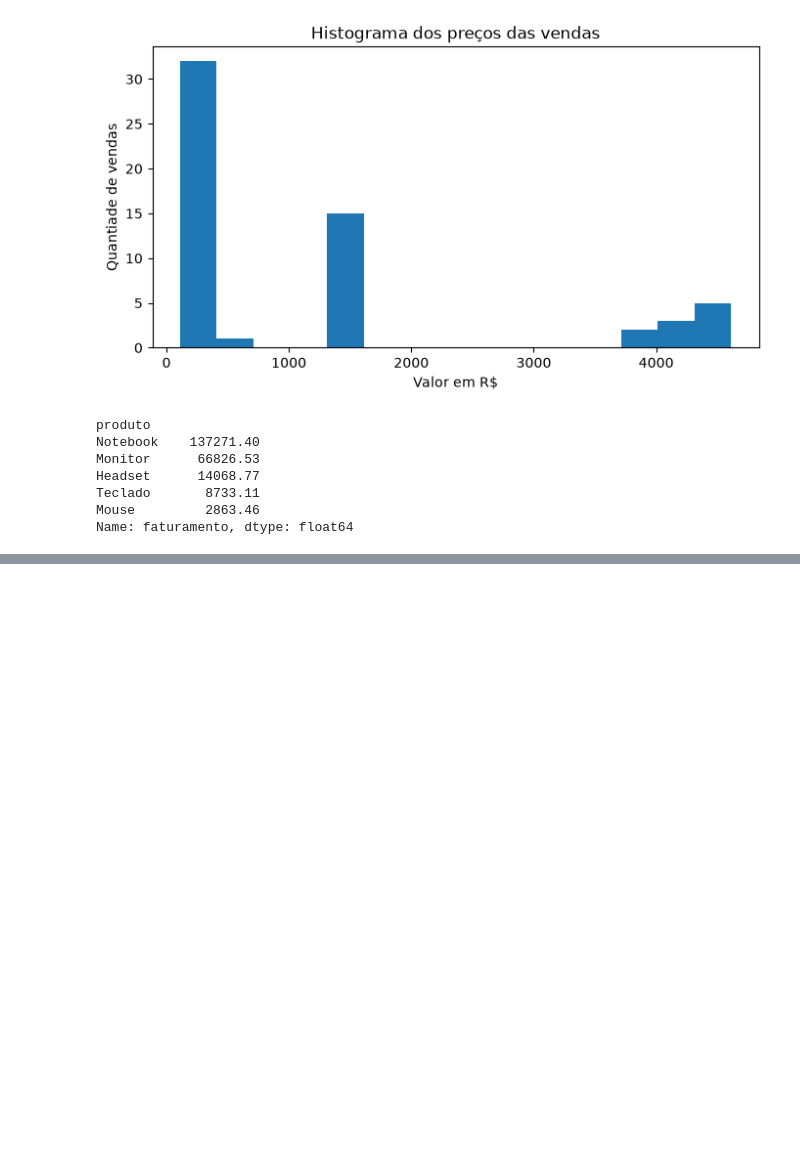
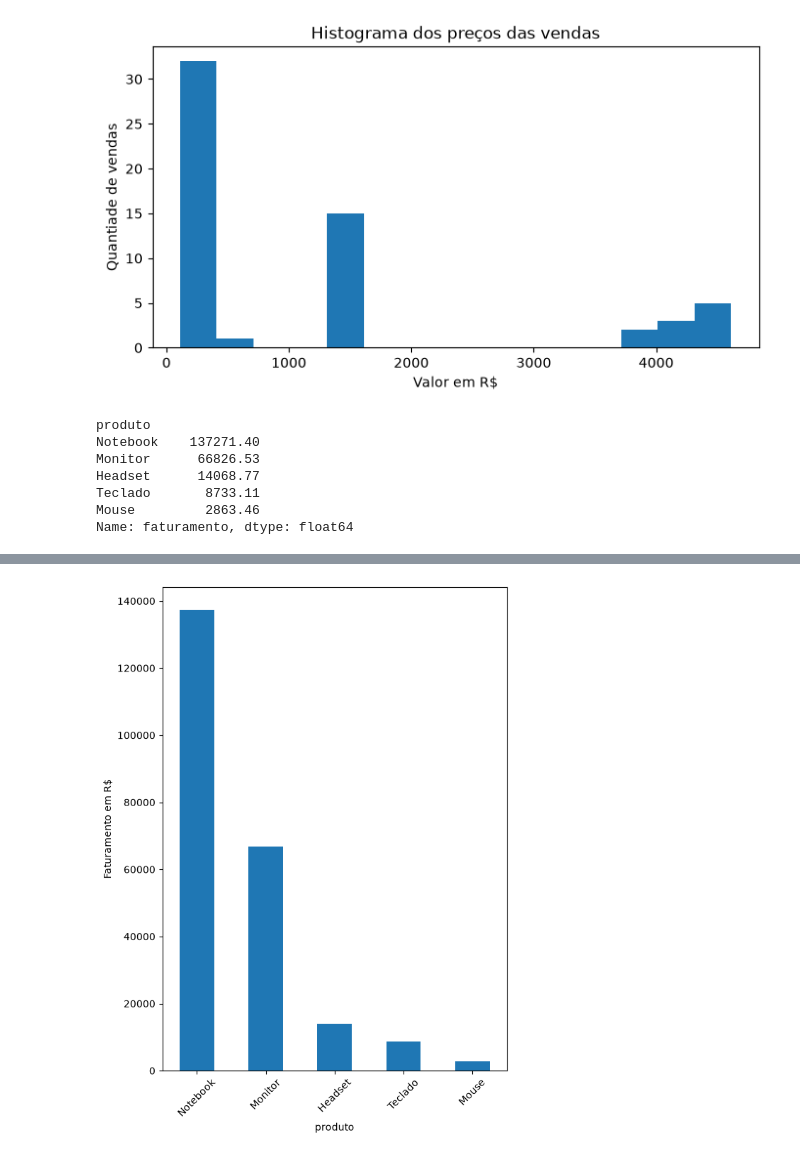
Before and after one commit to BenvenutiMateus/minicurso_pandas, a Jupyter notebook: aula0.ipynb, the cells around one changed output, grey strips where cells are left out. Drawn from its saved outputs; the diff is of its cells as text; code cells hidden in the pictures; blank space fills up the shorter version.

```diff
--- a/aula0.ipynb
+++ b/aula0.ipynb
@@ -524,0 +547,9 @@ plt.savefig("Faturamento_por_produto.jpg")
+# %%
+plt.figure(figsize=(6,8))
+faturamento_por_produto.plot(kind='bar') # Plota uma series do pandas como gráfico de barras
+plt.xticks(rotation=45) # Gira o nome dos produtos em 45º
+plt.ylabel('Faturamento em R$')
+plt.tight_layout() # Serve para o pandas calcular e não atravessar os nomes dos produtos no gráfico
+plt.savefig("Faturamento_por_produto_com_tightlayout.jpg")
+# %% [output]
+[figure, added]
```
Also changed, not shown: parts of 4 cells of this notebook, 1 other file.
